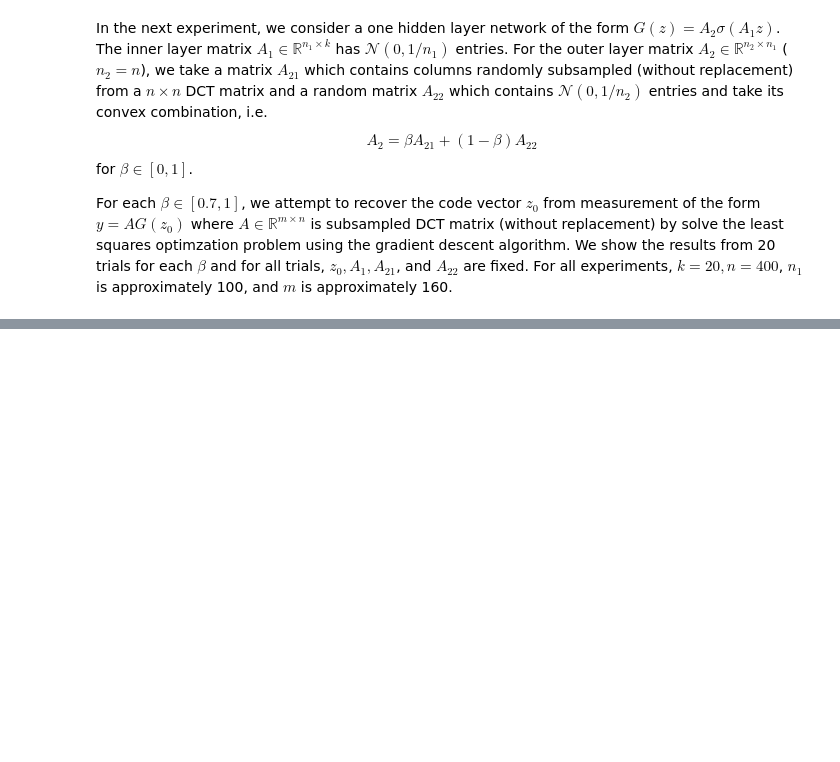
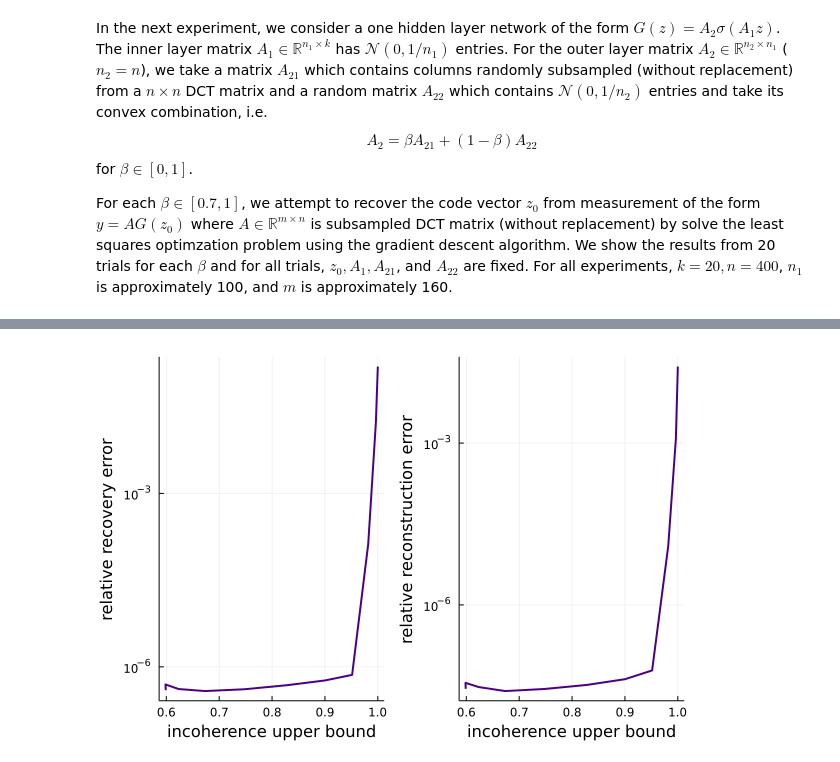
Before and after one commit to babhrujoshi/GNN_Isometries, a Jupyter notebook: GNN_isometry.ipynb, the cells around one changed output, grey strips where cells are left out. Cells and saved outputs as stored; diff of their text form; code cells hidden in the pictures; blank space fills up the shorter version.

```diff
--- a/GNN_isometry.ipynb
+++ b/GNN_isometry.ipynb
@@ -224,0 +248,17 @@ plot(p1,p2,layout = 2)
+# %%
+cs = palette([:red,  :orange, :green, :blue, :Indigo], 1000)
+
+average_recov = mean(recovery_error_matrix[:, 2:end], dims=1)'
+# std_recov = std(recovery_error_matrix[:, 2:end], dims=1)'
+# plot(α_list, average_recov + std_recov, fillrange = max.(0, average_recov - std_recov), fillalpha = .2, c = cs[400], label = false,linecolor = invisible())
+p1 = plot(α_list, average_recov, xlabel = "incoherence upper bound", ylabel = "relative recovery error", linewidth = 2, color = cs[1000], label =false, yaxis =:log )
+
+
+average_recon = mean(recon_error_matrix[:, 2:end], dims=1)'
+# std_recon = std(recon_error_matrix[:, 2:end], dims=1)
+# # plot(α_list, average_recon + std_recon, fillrange = max.(0, average_recon - std_recon), fillalpha = .2, c = cs[400], label = false, linecolor = invisible())
+p2 = plot(α_list, average_recon, xlabel = "incoherence upper bound", ylabel = "relative reconstruction error", linewidth = 2, color = cs[1000], label =false, yaxis =:log  )
+
+plot(p1,p2,layout = 2)
+# %% [output]
+[figure, added]
```
Also changed, not shown: parts of 17 cells of this notebook, 26 other files.
